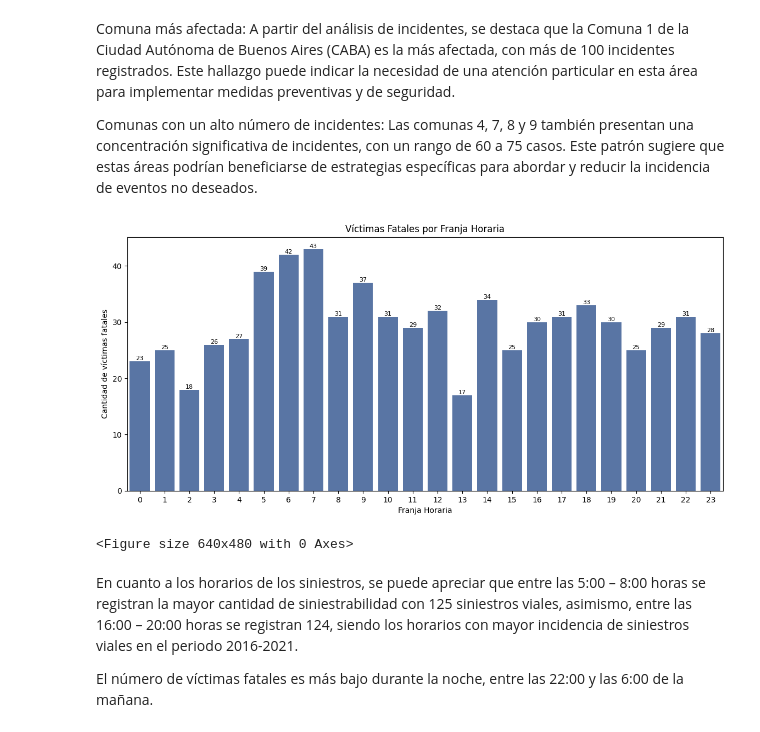
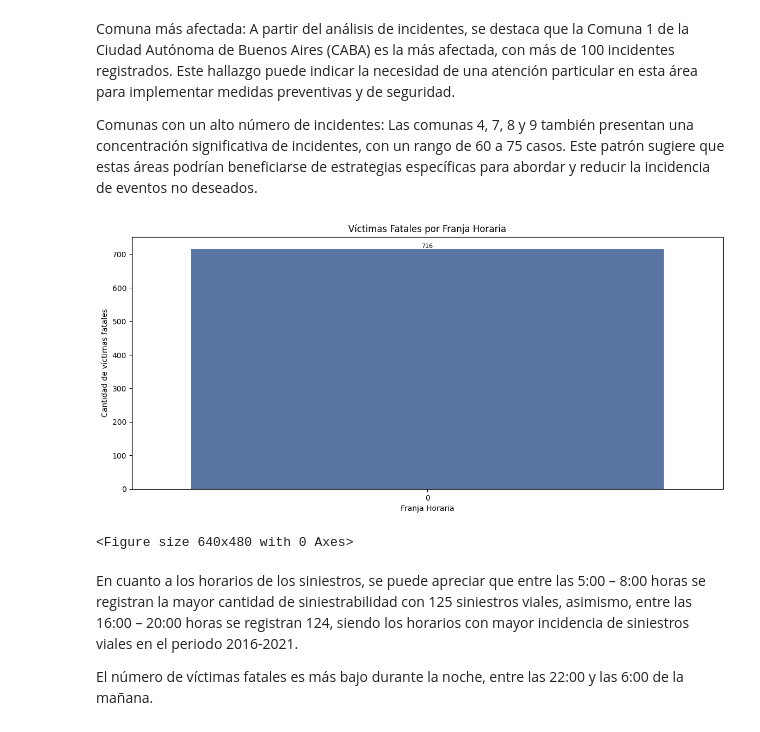
Before and after one commit to Mauro-coder555/analitycs-road-safety-system, a Jupyter notebook: EDA/EDA.ipynb, the cells around one changed output. Drawn from its saved outputs; the diff is of its cells as text; code cells hidden in the pictures.

```diff
--- a/EDA/EDA.ipynb
+++ b/EDA/EDA.ipynb
@@ -57,10 +57,10 @@ plt.savefig('../gráficos/EDAD BOX PLOT.png')
 El boxplot muestra que la mediana de edad de los conductores involucrados en los siniestros viales en CABA es de 40 años. Esto significa que la mitad de los conductores tenían 40 años o menos, y la otra mitad tenía 40 años o más. En general, el gráfico muestra que la mayoría de los conductores involucrados en los siniestros viales en CABA tienen entre 30 y 50 años. Sin embargo, también hay algunos conductores con una edad inusualmente alta o baja, pero que son edades posibles en fin.
 # %%
 # Convierte la columna 'FECHA_HORA' a formato de fecha y hora
-df['FECHA_HORA'] = pd.to_datetime(df['FECHA_HORA'])
+df['FECHA'] = pd.to_datetime(df['FECHA'])
 
 # Extrae los años y cuenta su frecuencia
-años = df['FECHA_HORA'].dt.year.value_counts()
+años = df['FECHA'].dt.year.value_counts()
 
 # Crea un DataFrame con los datos
 df_años = pd.DataFrame({'Año': años.index, 'Cantidad': años.values})
@@ -101,10 +101,10 @@ Este aumento de los siniestros viales puede interpretarse por un lado, como un e
 Sin embargo, el número de siniestros fatales en 2021 aún se encuentra por debajo del nivel de 2019, año pre pandémico.
 # %%
 # Convierte la columna 'FECHA_HORA' a formato de fecha y hora
-df['FECHA_HORA'] = pd.to_datetime(df['FECHA_HORA'])
+df['FECHA'] = pd.to_datetime(df['FECHA'])
 
 # Extrae los meses y cuenta su frecuencia
-meses = df['FECHA_HORA'].dt.month.value_counts()
+meses = df['FECHA'].dt.month.value_counts()
 
 # Ordena los datos por mes
 meses = meses.sort_index()
@@ -182,18 +182,18 @@ Comunas con un alto número de incidentes: Las comunas 4, 7, 8 y 9 también pres
 # %%
 plt.figure(figsize=(14, 6))
 
-ax = sns.countplot(df, x=df.FECHA_HORA.dt.hour)
+ax = sns.countplot(df, x=df.FECHA.dt.hour)
 
 ax.bar_label(ax.containers[0], fontsize=8)
 
 plt.xlabel('Franja Horaria')
 plt.ylabel('Cantidad de víctimas fatales')
 plt.title('Víctimas Fatales por Franja Horaria')
 plt.show()
 
 plt.savefig('../gráficos/VICTIMAS POR FRANHA HORARIA BAR CHART.png')
 # %% [output]
-[figure, old version]
+[figure, new version]
 <Figure size 640x480 with 0 Axes>
 # %% [markdown]
 En cuanto a los horarios de los siniestros, se puede apreciar que entre las 5:00 – 8:00 horas se registran la mayor cantidad de siniestrabilidad con 125 siniestros viales, asimismo, entre las 16:00 – 20:00 horas se registran 124, siendo los horarios con mayor incidencia de siniestros viales en el periodo 2016-2021.
```
Also changed, not shown: parts of 3 cells of this notebook, 31 other files.
